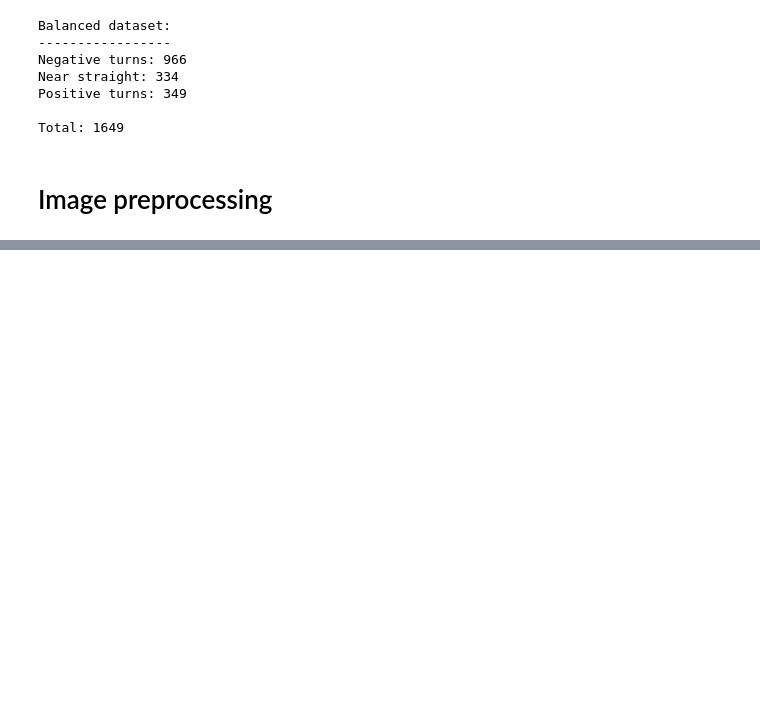
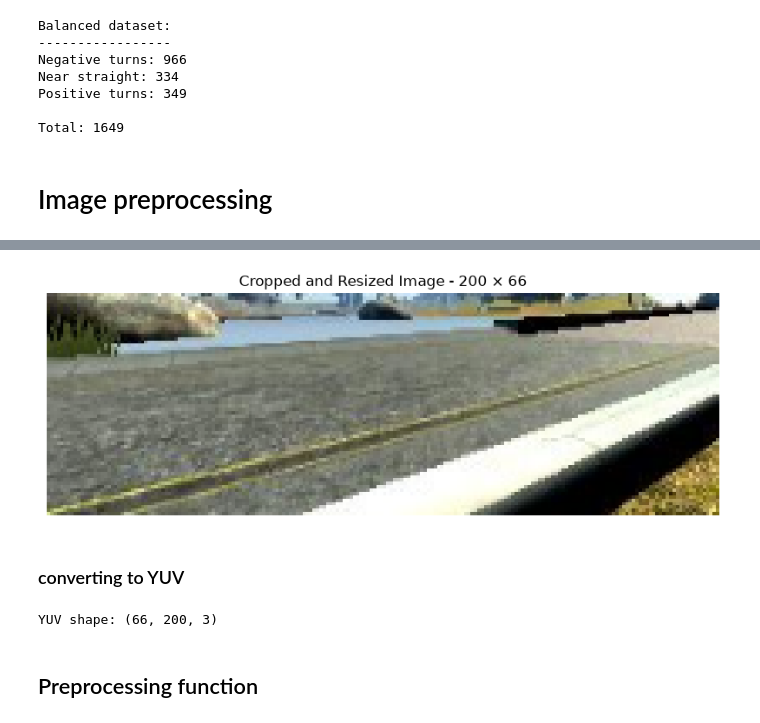
Before and after one commit to eljesam/Smart-Tech-CA2, a Jupyter notebook: exploration.ipynb, the cells around one changed output, grey strips where cells are left out. Saved outputs shown, nothing was run; the diff lists cells and outputs as text; code cells hidden in the pictures; blank space fills up the shorter version.

```diff
--- a/exploration.ipynb
+++ b/exploration.ipynb
@@ -459,0 +519,21 @@ Total: 1649
+# %%
+plt.figure(figsize=(10, 4))
+plt.imshow(resized_image)
+plt.title("Cropped and Resized Image - 200 × 66")
+plt.axis("off")
+plt.show()
+# %% [output]
+[figure, added]
+# %% [markdown]
+### converting to YUV
+# %%
+yuv_image = cv2.cvtColor(
+    resized_image,
+    cv2.COLOR_RGB2YUV
+)
+
+print("YUV shape:", yuv_image.shape)
+# %% [output]
+YUV shape: (66, 200, 3)
+# %% [markdown]
+## Preprocessing function
```
Also changed, not shown: parts of 9 cells of this notebook, 3 other files.
